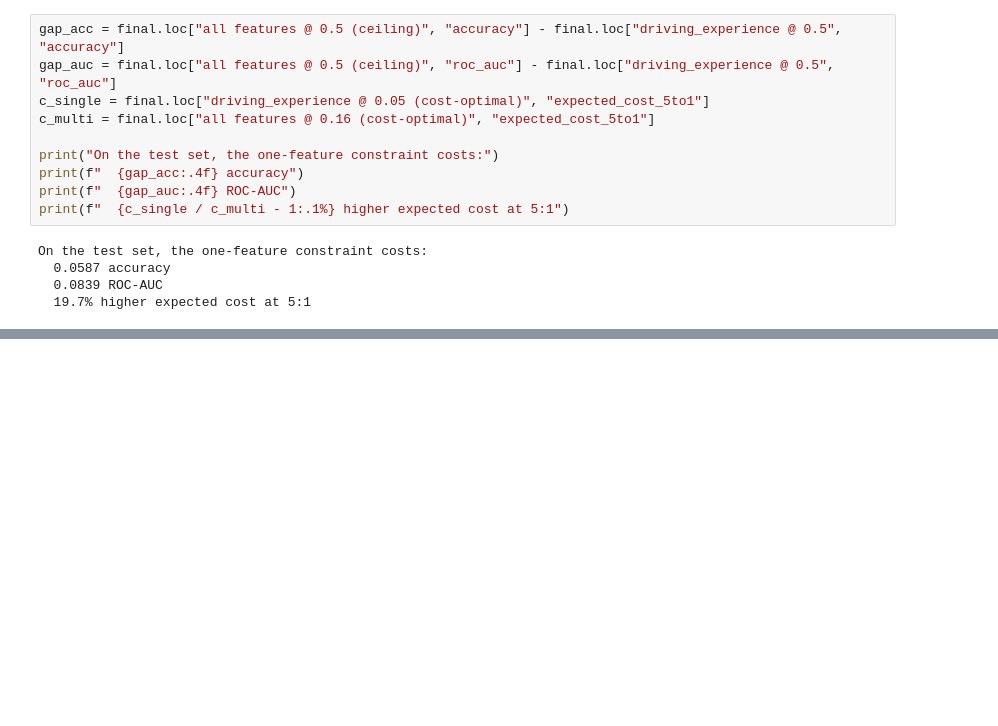
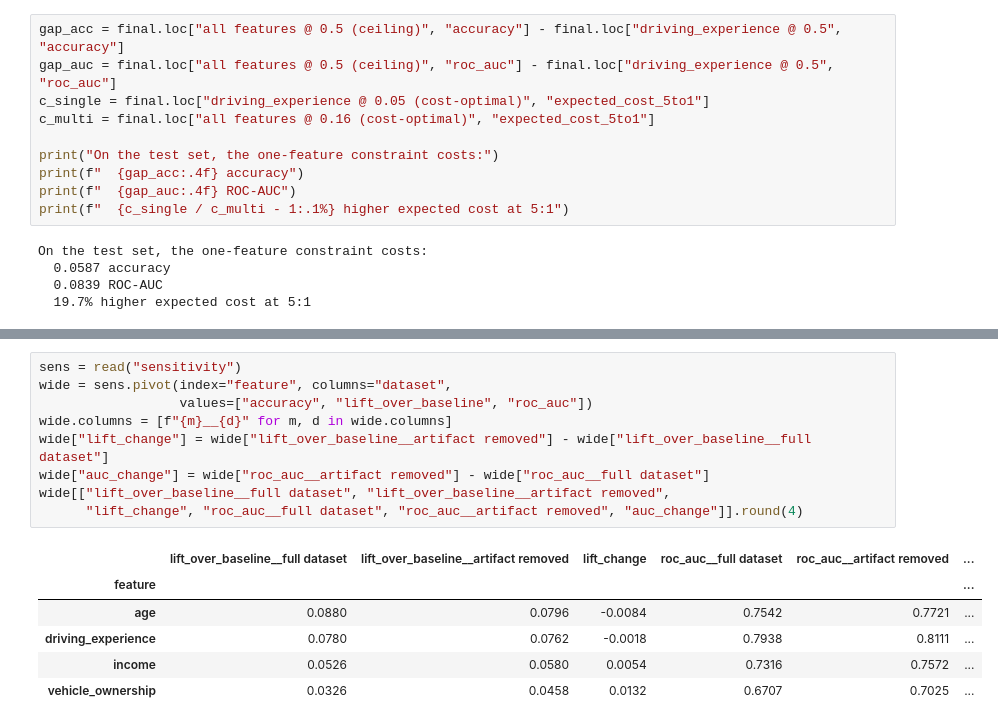
Before and after one commit to matthewpeters-extended/Modeling-Car-Insurance-Claim-Outcomes, a Jupyter notebook: notebooks/05_results.ipynb, the cells around one changed output, grey strips where cells are left out. Saved outputs shown, nothing was run; the diff lists cells and outputs as text; blank space fills up the shorter version.

```diff
--- a/notebooks/05_results.ipynb
+++ b/notebooks/05_results.ipynb
@@ -195,0 +206,16 @@ On the test set, the one-feature constraint costs:
+# %%
+sens = read("sensitivity")
+wide = sens.pivot(index="feature", columns="dataset",
+                  values=["accuracy", "lift_over_baseline", "roc_auc"])
+wide.columns = [f"{m}__{d}" for m, d in wide.columns]
+wide["lift_change"] = wide["lift_over_baseline__artifact removed"] - wide["lift_over_baseline__full dataset"]
+wide["auc_change"] = wide["roc_auc__artifact removed"] - wide["roc_auc__full dataset"]
+wide[["lift_over_baseline__full dataset", "lift_over_baseline__artifact removed",
+      "lift_change", "roc_auc__full dataset", "roc_auc__artifact removed", "auc_change"]].round(4)
+# %% [output]
+|  | lift_over_baseline__full dataset | lift_over_baseline__artifact removed | lift_change | roc_auc__full dataset | roc_auc__artifact removed | ... |
+| feature |  |  |  |  |  | ... |
+| age | 0.0880 | 0.0796 | -0.0084 | 0.7542 | 0.7721 | ... |
+| driving_experience | 0.0780 | 0.0762 | -0.0018 | 0.7938 | 0.8111 | ... |
+| income | 0.0526 | 0.0580 | 0.0054 | 0.7316 | 0.7572 | ... |
+| vehicle_ownership | 0.0326 | 0.0458 | 0.0132 | 0.6707 | 0.7025 | ... |
```
Also changed, not shown: parts of 7 cells of this notebook, 11 other files.
